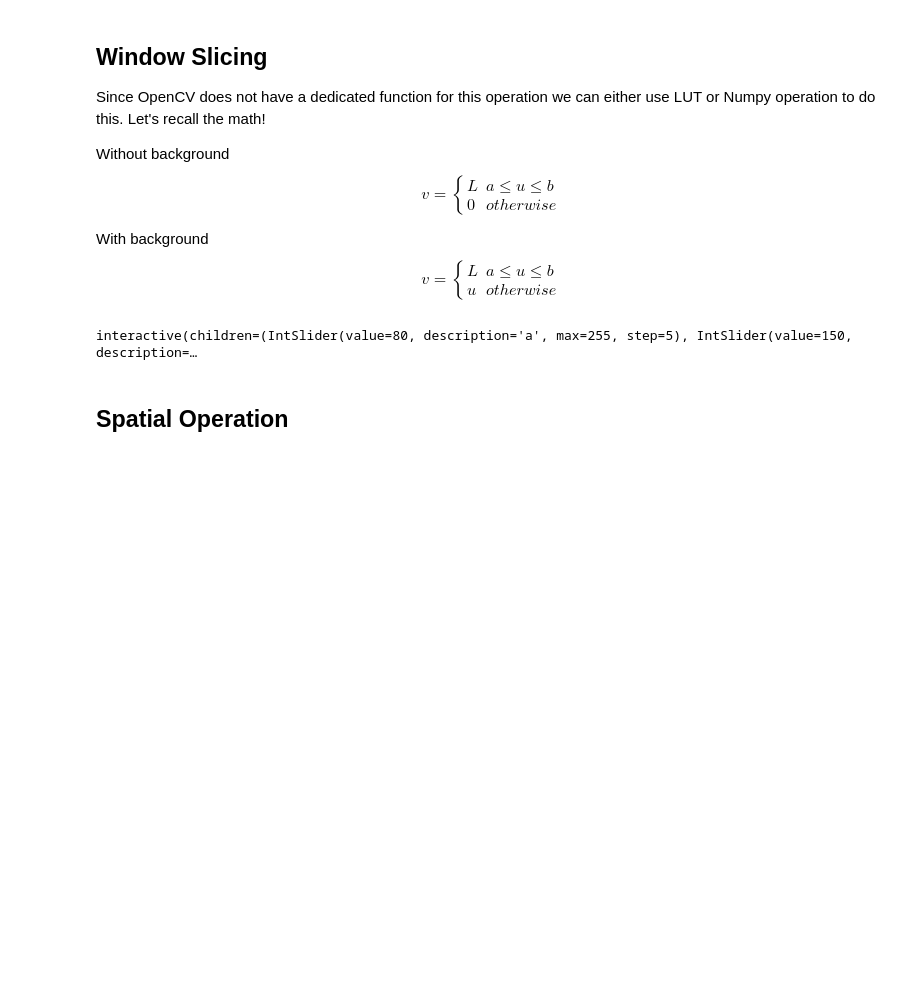
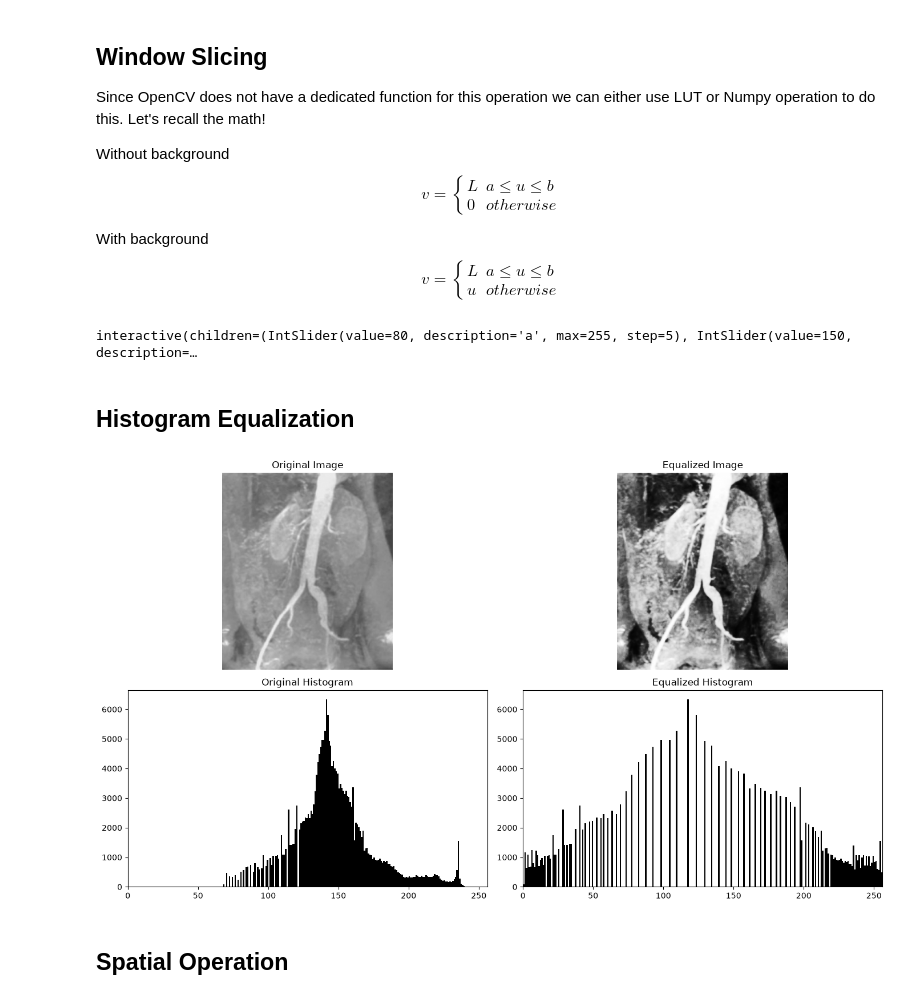
Before and after one commit to ROBOTICS-STEI-ITB/EL4007_PCD_praktikum_2627, a Jupyter notebook: praktikum_1.ipynb, the cells around one changed output. Cells and saved outputs as stored; diff of their text form; code cells hidden in the pictures; blank space fills up the shorter version.

Commit message:
adding histogram equalization

```diff
--- a/praktikum_1.ipynb
+++ b/praktikum_1.ipynb
@@ -358,6 +358,44 @@ def apply_window_slicing(a=80, b=150, keep_background=False):
     plt.show()
 # %% [output]
 interactive(children=(IntSlider(value=80, description='a', max=255, step=5), IntSlider(value=150, description=…
+# %% [markdown]
+## Histogram Equalization
+# %%
+img = cv2.imread("aortic.png", cv2.IMREAD_GRAYSCALE)
+
+# equalized_img = # Find the OpenCV function!
+
+# --- SHOW IMAGES AND HISTOGRAMS ---
+plt.figure(figsize=(14, 8))
+
+# 1. Original Image
+plt.subplot(2, 2, 1)
+plt.imshow(img, cmap='gray', vmin=0, vmax=255)
+plt.title("Original Image")
+plt.axis('off')
+
+# 2. Equalized
+plt.subplot(2, 2, 2)
+plt.imshow(equalized_img, cmap='gray', vmin=0, vmax=255)
+plt.title(f"Equalized Image")
+plt.axis('off')
+
+# 3. Original Histogram
+plt.subplot(2, 2, 3)
+plt.hist(img.ravel(), bins=256, range=[0, 256], color='black')
+plt.title("Original Histogram")
+plt.xlim([0, 256])
+
+# 4. Equalized Histogram
+plt.subplot(2, 2, 4)
+plt.hist(equalized_img.ravel(), bins=256, range=[0, 256], color='black')
+plt.title("Equalized Histogram")
+plt.xlim([0, 256])
+
+plt.tight_layout()
+plt.show()
+# %% [output]
+[figure, added]
 # %% [markdown]
 ## Spatial Operation
 # %%
```
